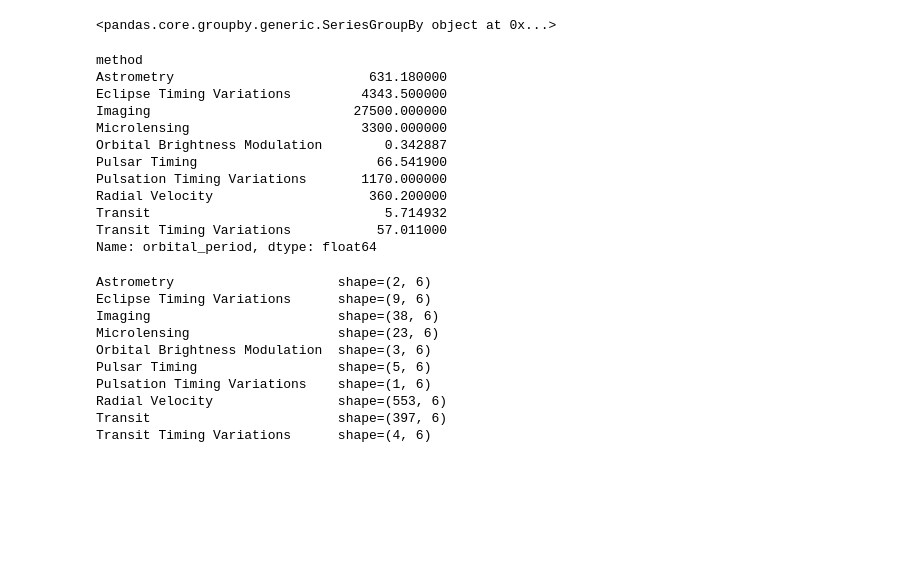
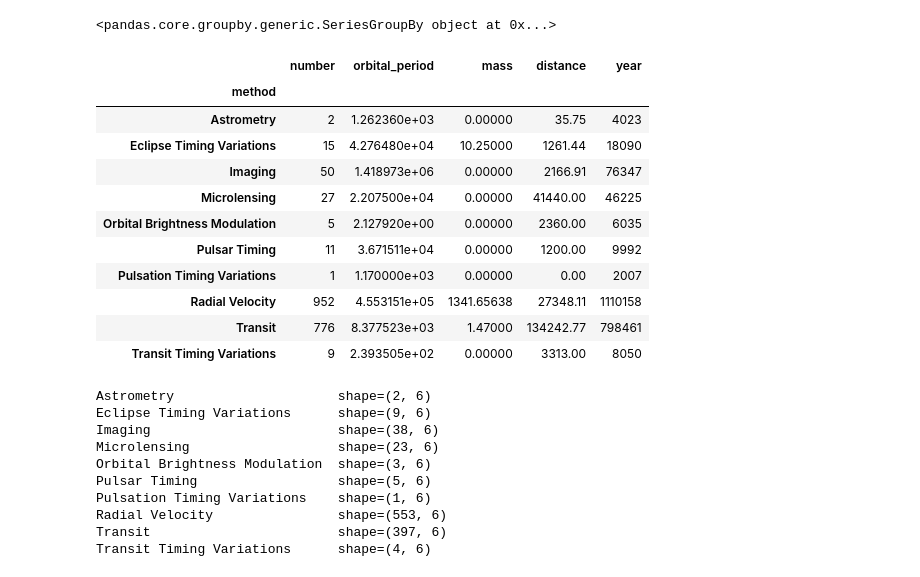
Before and after one commit to Do-heewan/Data_Science, a Jupyter notebook: 5주차/ch03-8_Aggregation_Grouping.ipynb, the cells around one changed output. Saved outputs shown, nothing was run; the diff lists cells and outputs as text; code cells hidden in the pictures; blank space fills up the shorter version.

```diff
--- a/5주차/ch03-8_Aggregation_Grouping.ipynb
+++ b/5주차/ch03-8_Aggregation_Grouping.ipynb
@@ -105,20 +109,20 @@ planets.groupby('method')['orbital_period']
 # %% [output]
 <pandas.core.groupby.generic.SeriesGroupBy object at 0x...>
 # %%
-planets.groupby('method')['orbital_period'].median()
+planets.groupby('method')['orbital_period'].sum()
 # %% [output]
-method
-Astrometry                         631.180000
-Eclipse Timing Variations         4343.500000
-Imaging                          27500.000000
-Microlensing                      3300.000000
-Orbital Brightness Modulation        0.342887
-Pulsar Timing                       66.541900
-Pulsation Timing Variations       1170.000000
-Radial Velocity                    360.200000
-Transit                              5.714932
-Transit Timing Variations           57.011000
-Name: orbital_period, dtype: float64
+|  | number | orbital_period | mass | distance | year |
+| method |  |  |  |  |  |
+| Astrometry | 2 | 1.262360e+03 | 0.00000 | 35.75 | 4023 |
+| Eclipse Timing Variations | 15 | 4.276480e+04 | 10.25000 | 1261.44 | 18090 |
+| Imaging | 50 | 1.418973e+06 | 0.00000 | 2166.91 | 76347 |
+| Microlensing | 27 | 2.207500e+04 | 0.00000 | 41440.00 | 46225 |
+| Orbital Brightness Modulation | 5 | 2.127920e+00 | 0.00000 | 2360.00 | 6035 |
+| Pulsar Timing | 11 | 3.671511e+04 | 0.00000 | 1200.00 | 9992 |
+| Pulsation Timing Variations | 1 | 1.170000e+03 | 0.00000 | 0.00 | 2007 |
+| Radial Velocity | 952 | 4.553151e+05 | 1341.65638 | 27348.11 | 1110158 |
+| Transit | 776 | 8.377523e+03 | 1.47000 | 134242.77 | 798461 |
+| Transit Timing Variations | 9 | 2.393505e+02 | 0.00000 | 3313.00 | 8050 |
 # %%
 for (method, group) in planets.groupby('method'):
     print("{0:30s} shape={1}".format(method, group.shape))
```
Also changed, not shown: parts of 1 cell of this notebook, 2 other files.
